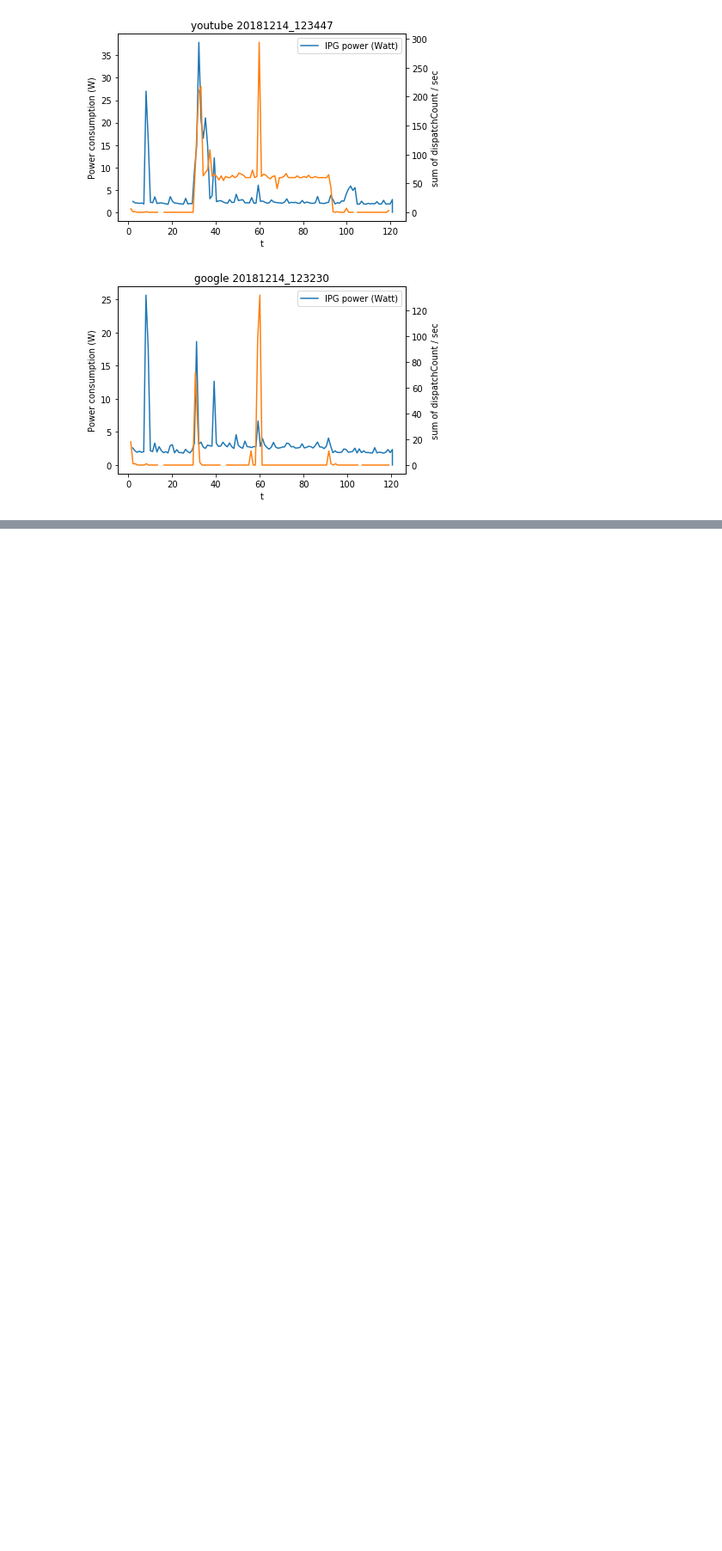
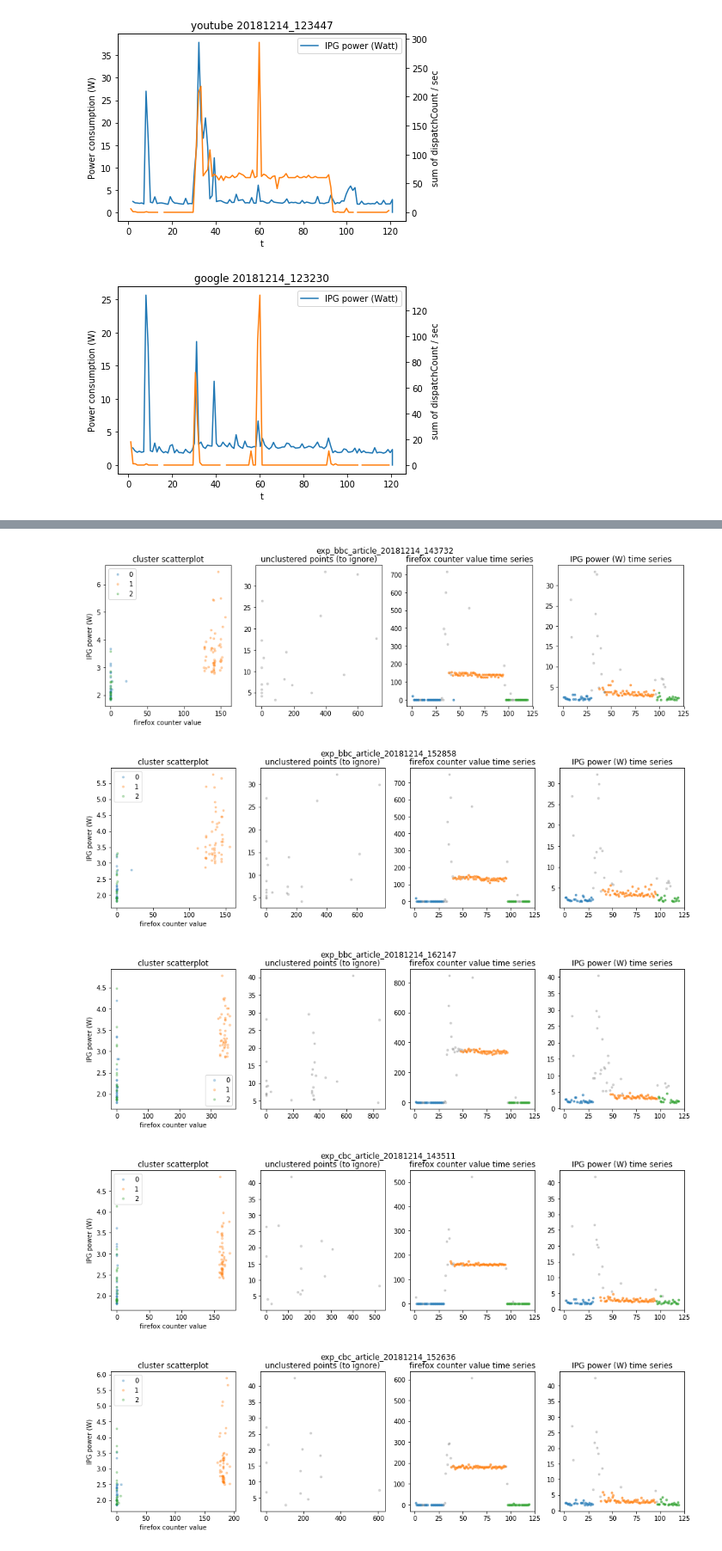
Before and after one commit to godelstheory/ff-power-consumption, a Jupyter notebook: notebooks/felix/explore.ipynb, the cells around one changed output, grey strips where cells are left out. Shown at 86% size. Cells and saved outputs as stored; diff of their text form; code cells hidden in the pictures; blank space fills up the shorter version.

```diff
--- a/notebooks/felix/explore.ipynb
+++ b/notebooks/felix/explore.ipynb
@@ -288,0 +293,10 @@ plot_compare(ipg, pc, expid, ts)
+# %%
+def normalize_for_clustering(df, weights=None):
+    res = df - df.mean()
+    res /= res.std()
+    if weights is not None:
+        res *= weights
+    return res.values
+# %%
+def summarize_clusters(df):
+    return df.groupby('cluster').agg(['mean', 'std', 'count']).drop(-1)
@@ -288,0 +332,7 @@ plot_compare(ipg, pc, expid, ts)
+# %%
+def parse_directory_name(directory_name):
+    bits = directory_name.split('_')
+    expid = '_'.join(bits[1:-2])
+    ts = '_'.join(bits[-2:])
+
+    return expid, ts
@@ -288,0 +377,28 @@ plot_compare(ipg, pc, expid, ts)
+# %%
+def do_thing(path, directory_name):
+    expid, ts = parse_directory_name(directory_name)
+
+    ipg, pc = read_and_munge_data2(expid, ts, path)
+
+    ipow = ipg['Processor Power_0(Watt)']
+    fpow = pc.tabs.apply(lambda x: sum(list(y['dispatchCount'] for y in x.values()))).diff().apply(
+            lambda x: x if x >= 0 else np.nan
+    )
+
+    df = conform_series(fpow, ipow)
+
+    dbs = skc.DBSCAN(eps=0.2)
+    df['cluster'] = dbs.fit_predict(normalize_for_clustering(df, np.array([1, 1, 2e-1])))
+
+    plot_clusters(df, directory_name)
+
+    return expid, summarize_clusters(df)
+# %%
+path = '/home/felix/Data/kahuna_3'
+res = [do_thing(path, d) for d in sorted(os.listdir(path))]
+# %% [output]
+[figure, added]
+[figure, added]
+[figure, added]
+[figure, added]
+[figure, added]
```
Also changed, not shown: parts of 9 cells of this notebook.
